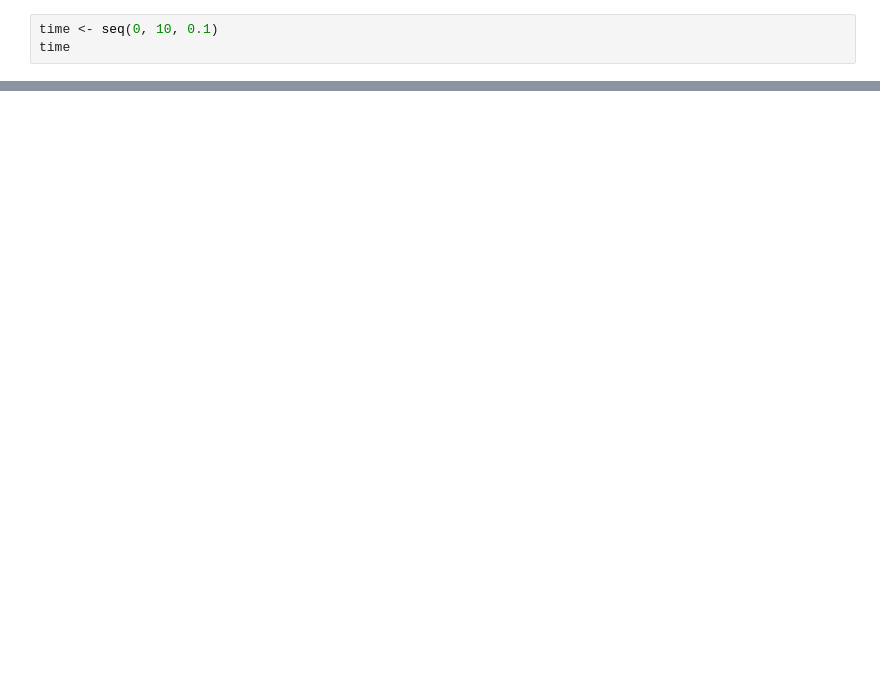
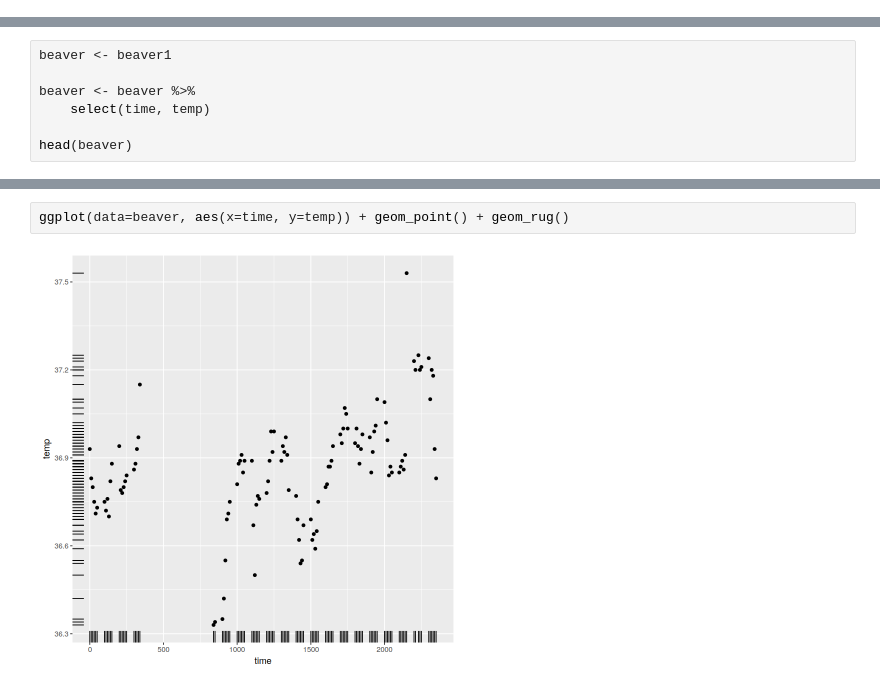
Before and after one commit to viperML/r-flake, a Jupyter notebook: main.ipynb, the cells around one changed output, grey strips where cells are left out. Drawn from its saved outputs; the diff is of its cells as text; blank space fills up the shorter version.

```diff
--- a/main.ipynb
+++ b/main.ipynb
@@ -1,3 +0,0 @@
-# %%
-time <- seq(0, 10, 0.1)
-time
@@ -16,0 +17,7 @@ plot(time, sine, type = "l")
+# %%
+beaver <- beaver1
+
+beaver <- beaver %>%
+    select(time, temp)
+
+head(beaver)
@@ -16,0 +34,4 @@ plot(time, sine, type = "l")
+# %%
+ggplot(data=beaver, aes(x=time, y=temp)) + geom_point() + geom_rug()
+# %% [output]
+[figure, added]
```
Also changed, not shown: parts of 4 cells of this notebook, 1 other file.
